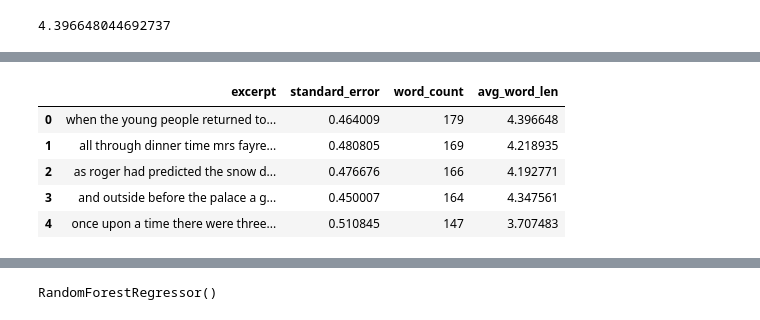
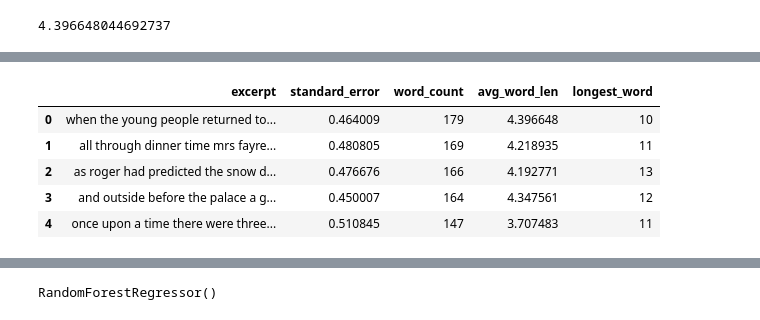
Before and after one commit to katmandoone/CommonLit_Readability, a Jupyter notebook: Untitled1.ipynb, the cells around one changed output, grey strips where cells are left out. Cells and saved outputs as stored; diff of their text form; code cells hidden in the pictures.

Commit message:
added longest word

```diff
--- a/Untitled1.ipynb
+++ b/Untitled1.ipynb
@@ -82,6 +82,8 @@ sum([len(x) for x in train_df.iloc[0]['excerpt'].split()])/train_df.iloc[0]['wor
 train_df['avg_word_len'] = sum([len(x) for x in train_df['excerpt'].str.split()])/train_df['word_count']
 # %%
 train_df['avg_word_len'] = train_df['excerpt'].apply(lambda x: sum(len(word) for word in x.split()))/train_df['word_count']
+# %%
+train_df['longest_word'] = train_df['excerpt'].apply(lambda x: max(len(word) for word in x.split()))
 # %%
 train_df.head()
 # %% [output]
@@ -94,14 +96,14 @@ train_df.head()
 # %%
-X = train_df[['excerpt', 'standard_error', 'word_count', 'avg_word_len']]
+X = train_df[['excerpt', 'standard_error', 'word_count', 'avg_word_len', 'longest_word']]
 y = train_df['target']
 X.head()
 # %% [output]
-|  | excerpt | standard_error | word_count | avg_word_len |
-| 0 | when the young people returned to... | 0.464009 | 179 | 4.396648 |
-| 1 | all through dinner time mrs fayre... | 0.480805 | 169 | 4.218935 |
-| 2 | as roger had predicted the snow d... | 0.476676 | 166 | 4.192771 |
-| 3 | and outside before the palace a g... | 0.450007 | 164 | 4.347561 |
-| 4 | once upon a time there were three... | 0.510845 | 147 | 3.707483 |
+|  | excerpt | standard_error | word_count | avg_word_len | longest_word |
+| 0 | when the young people returned to... | 0.464009 | 179 | 4.396648 | 10 |
+| 1 | all through dinner time mrs fayre... | 0.480805 | 169 | 4.218935 | 11 |
+| 2 | as roger had predicted the snow d... | 0.476676 | 166 | 4.192771 | 13 |
+| 3 | and outside before the palace a g... | 0.450007 | 164 | 4.347561 | 12 |
+| 4 | once upon a time there were three... | 0.510845 | 147 | 3.707483 | 11 |
 # %%
 from sklearn.ensemble import RandomForestRegressor
 from sklearn.model_selection import train_test_split
```
Also changed, not shown: parts of 14 cells of this notebook.
